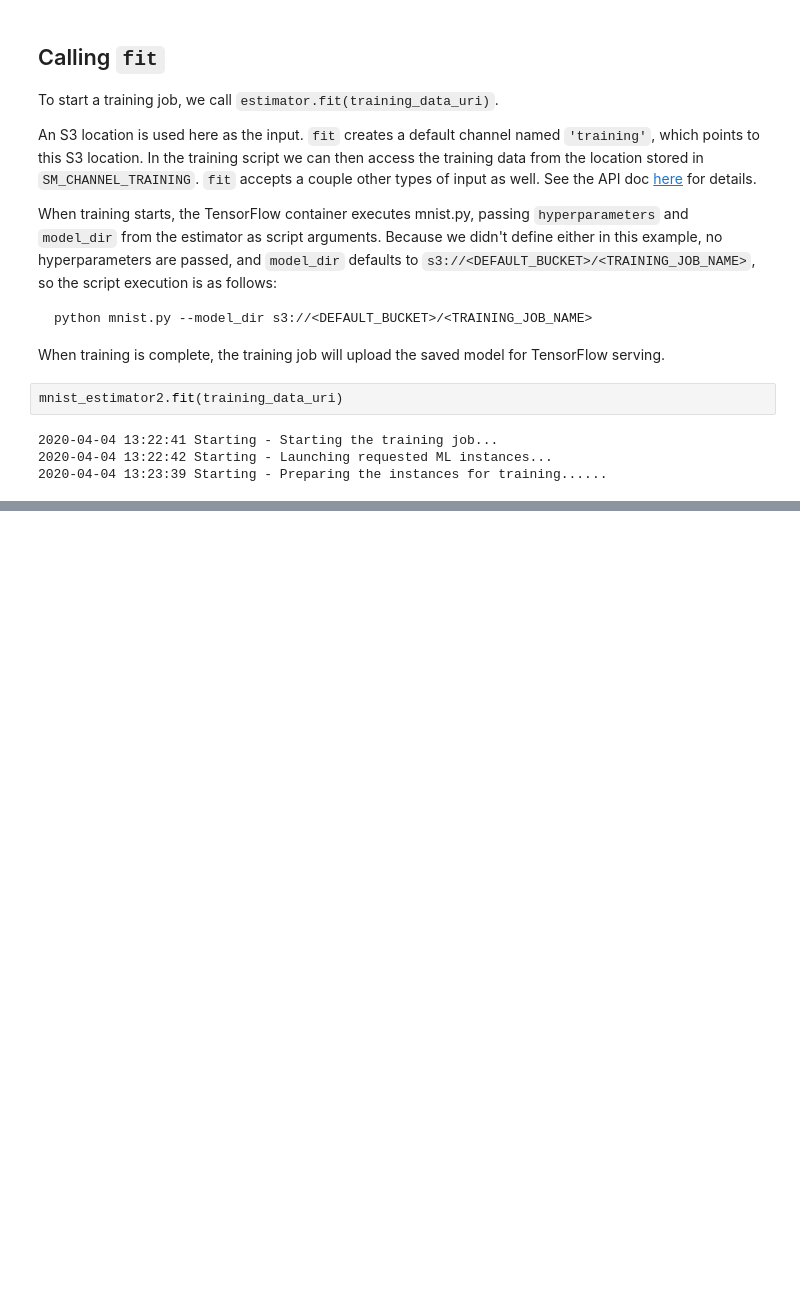
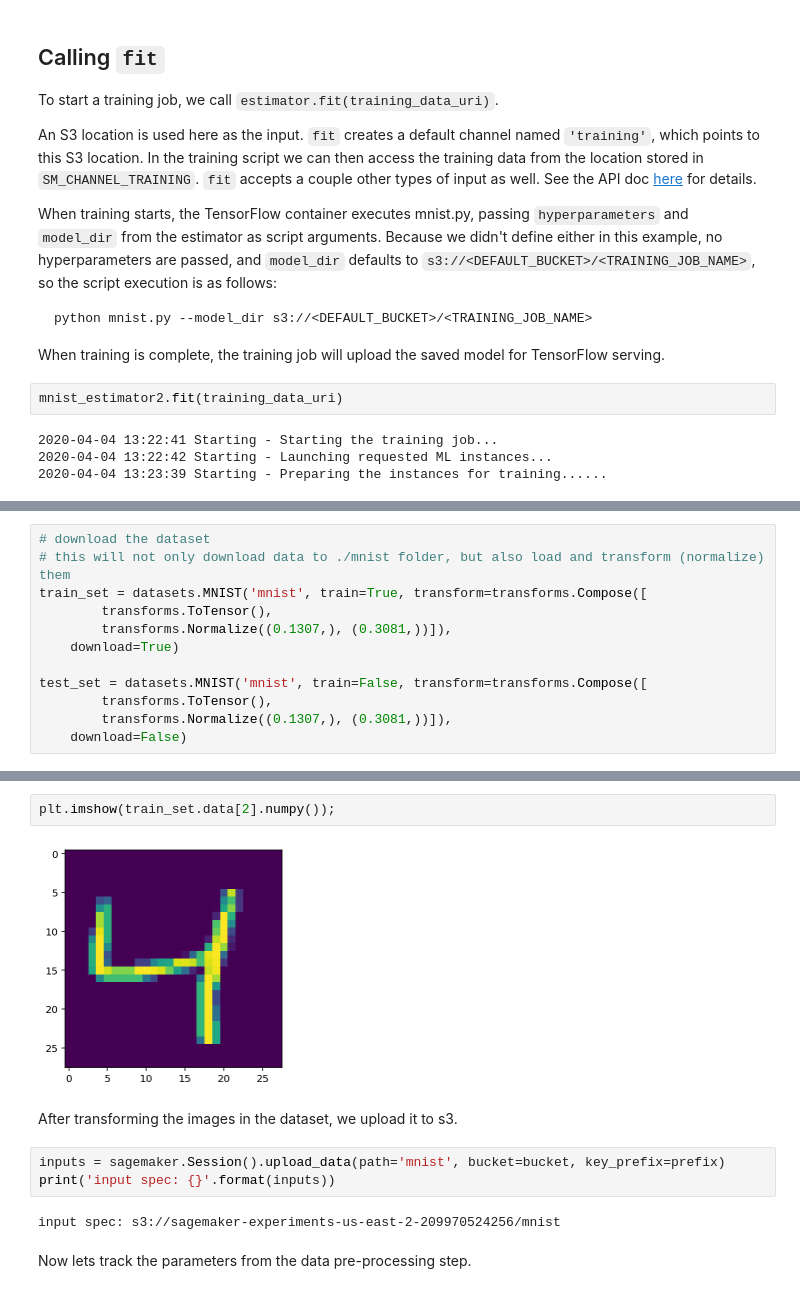
Before and after one commit to lpatruno/sagemaker-workshop-420, a Jupyter notebook: day_1/day_1.ipynb, the cells around one changed output, grey strips where cells are left out. Cells and saved outputs as stored; diff of their text form; blank space fills up the shorter version.

```diff
--- a/day_1/day_1.ipynb
+++ b/day_1/day_1.ipynb
@@ -780,0 +852,12 @@ mnist_estimator2.fit(training_data_uri)
+# %%
+# download the dataset
+# this will not only download data to ./mnist folder, but also load and transform (normalize) them
+train_set = datasets.MNIST('mnist', train=True, transform=transforms.Compose([
+        transforms.ToTensor(),
+        transforms.Normalize((0.1307,), (0.3081,))]),
+    download=True)
+
+test_set = datasets.MNIST('mnist', train=False, transform=transforms.Compose([
+        transforms.ToTensor(),
+        transforms.Normalize((0.1307,), (0.3081,))]),
+    download=False)
@@ -780,0 +876,13 @@ mnist_estimator2.fit(training_data_uri)
+# %%
+plt.imshow(train_set.data[2].numpy());
+# %% [output]
+[figure, added]
+# %% [markdown]
+After transforming the images in the dataset, we upload it to s3.
+# %%
+inputs = sagemaker.Session().upload_data(path='mnist', bucket=bucket, key_prefix=prefix)
+print('input spec: {}'.format(inputs))
+# %% [output]
+input spec: s3://sagemaker-experiments-us-east-2-209970524256/mnist
+# %% [markdown]
+Now lets track the parameters from the data pre-processing step.
```
Also changed, not shown: parts of 28 cells of this notebook, 2 other files.
